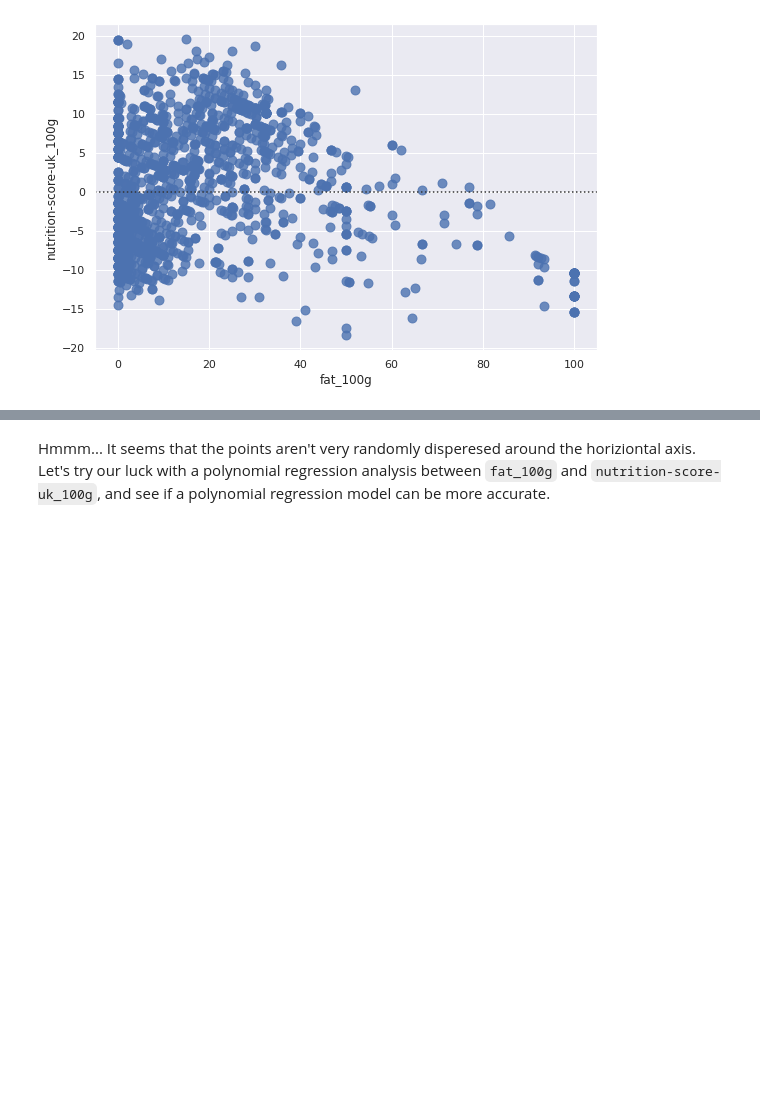
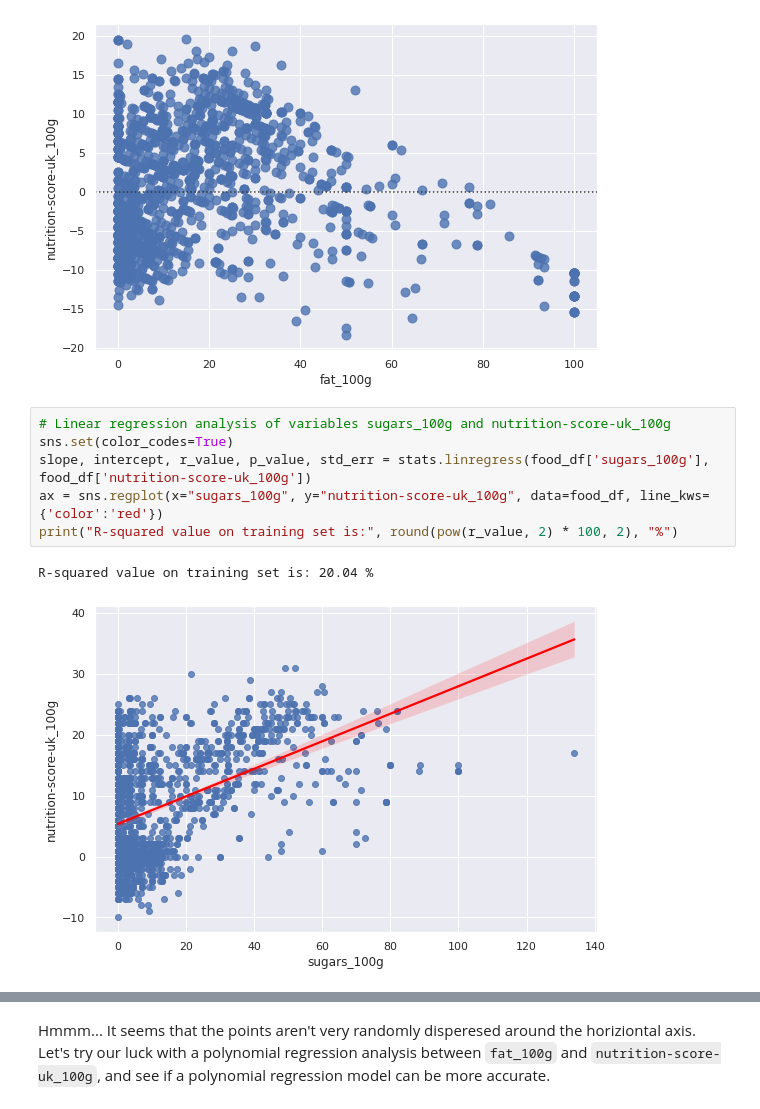
Before and after one commit to ANUSHKALA/food-data-nutrition-analysis_project, a Jupyter notebook: food_analysis.ipynb, the cells around one changed output, grey strips where cells are left out. Saved outputs shown, nothing was run; the diff lists cells and outputs as text; blank space fills up the shorter version.

```diff
--- a/food_analysis.ipynb
+++ b/food_analysis.ipynb
@@ -264,3 +282,12 @@ sns.residplot(x="fat_100g", y="nutrition-score-uk_100g", data=food_df, scatter_k
 # %% [output]
 <matplotlib.axes._subplots.AxesSubplot at 0x...>
 [figure]
+# %%
+# Linear regression analysis of variables sugars_100g and nutrition-score-uk_100g
+sns.set(color_codes=True)
+slope, intercept, r_value, p_value, std_err = stats.linregress(food_df['sugars_100g'], food_df['nutrition-score-uk_100g'])
+ax = sns.regplot(x="sugars_100g", y="nutrition-score-uk_100g", data=food_df, line_kws={'color':'red'})
+print("R-squared value on training set is:", round(pow(r_value, 2) * 100, 2), "%")
+# %% [output]
+R-squared value on training set is: 20.04 %
+[figure, added]
```
Also changed, not shown: parts of 95 cells of this notebook.
